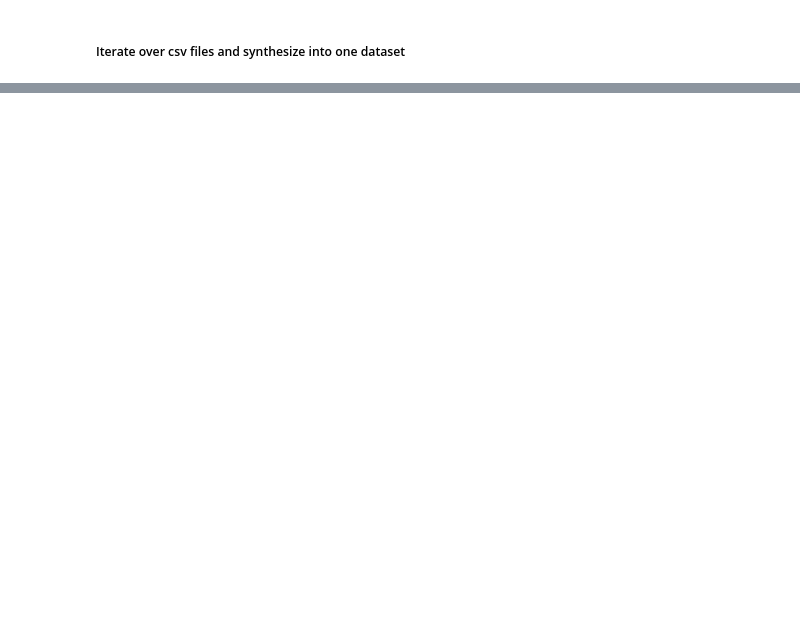
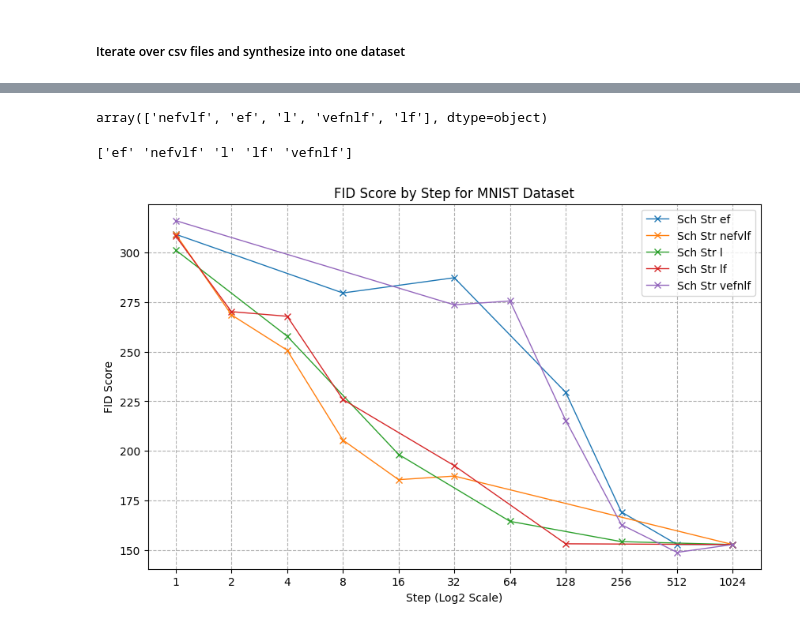
Before and after one commit to timohromadka/diffusion_distiller, a Jupyter notebook: testing.ipynb, the cells around one changed output, grey strips where cells are left out. Saved outputs shown, nothing was run; the diff lists cells and outputs as text; code cells hidden in the pictures; blank space fills up the shorter version.

```diff
--- a/testing.ipynb
+++ b/testing.ipynb
@@ -350,0 +458,3 @@ this is min_fid_df
+# %%
+df = pd.read_csv('results/all_inference_results_w_scheduling.csv')
+df
@@ -350,0 +475,3 @@ this is min_fid_df
+# %%
+sch_df = df[(df['scheduling_strategy'] != 'default') | df['teacher_timesteps'].isna()]
+sch_df
@@ -350,0 +492,4 @@ this is min_fid_df
+# %%
+sch_df['scheduling_strategy'].unique()
+# %% [output]
+array(['nefvlf', 'ef', 'l', 'vefnlf', 'lf'], dtype=object)
@@ -350,0 +554,5 @@ this is min_fid_df
+# %%
+plot_fid_by_step_and_sch_str(sch_df, 'mnist')
+# %% [output]
+['ef' 'nefvlf' 'l' 'lf' 'vefnlf']
+[figure, added]
```
Also changed, not shown: parts of 37 cells of this notebook.
